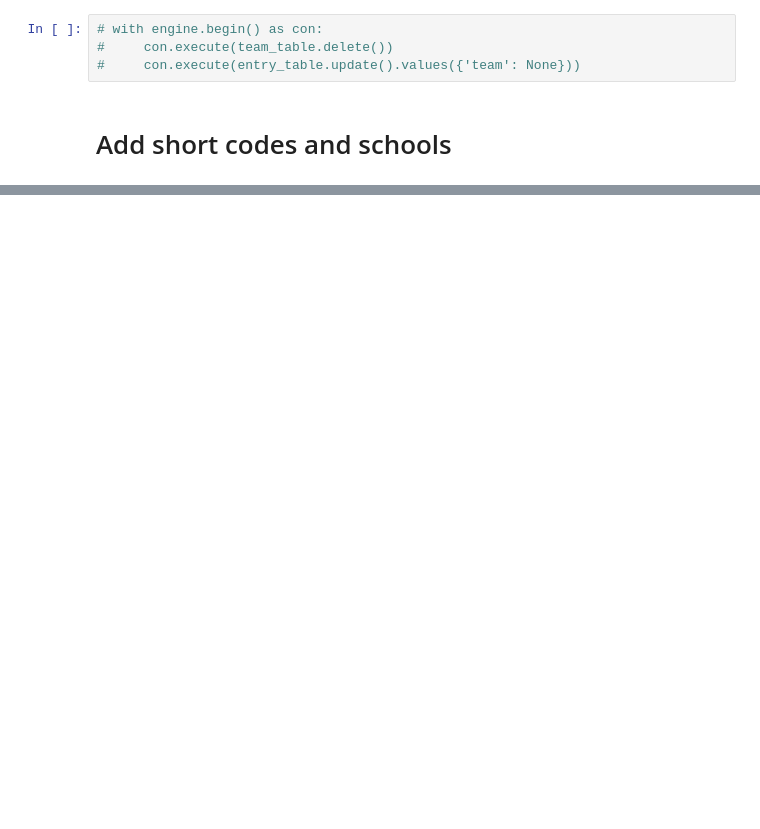
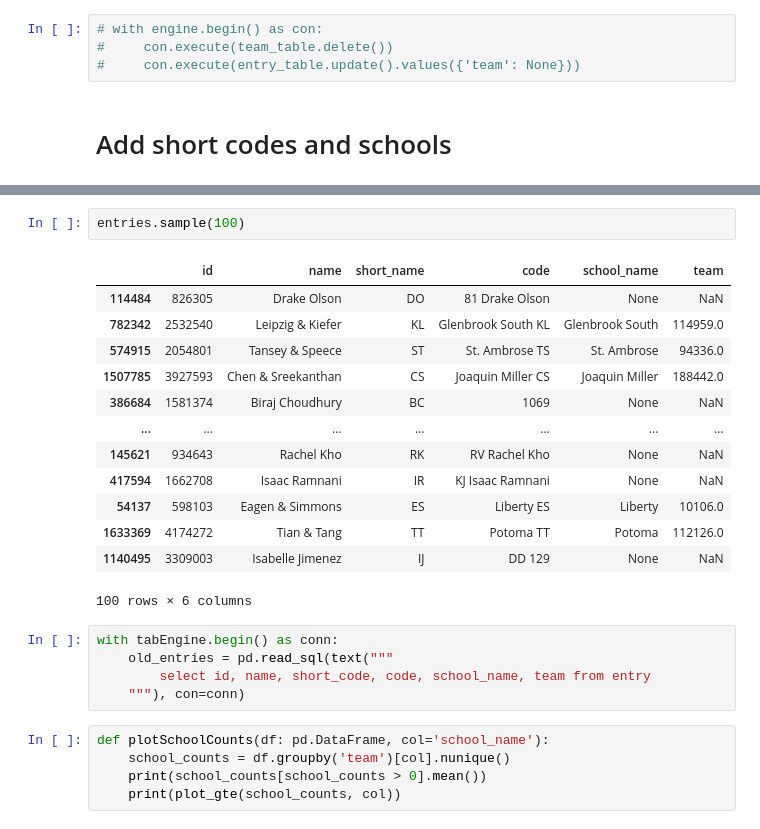
Before and after one commit to D0ugins/tab-data, a Jupyter notebook: transform.ipynb, the cells around one changed output, grey strips where cells are left out. Saved outputs shown, nothing was run; the diff lists cells and outputs as text; blank space fills up the shorter version.

```diff
--- a/transform.ipynb
+++ b/transform.ipynb
@@ -78,0 +187,26 @@ with tabEngine.begin() as conn:
+# %%
+entries.sample(100)
+# %% [output]
+|  | id | name | short_name | code | school_name | team |
+| 114484 | 826305 | Drake Olson | DO | 81 Drake Olson | None | NaN |
+| 782342 | 2532540 | Leipzig & Kiefer | KL | Glenbrook South KL | Glenbrook South | 114959.0 |
+| 574915 | 2054801 | Tansey & Speece | ST | St. Ambrose TS | St. Ambrose | 94336.0 |
+| 1507785 | 3927593 | Chen & Sreekanthan | CS | Joaquin Miller CS | Joaquin Miller | 188442.0 |
+| 386684 | 1581374 | Biraj Choudhury | BC | 1069 | None | NaN |
+| ... | ... | ... | ... | ... | ... | ... |
+| 145621 | 934643 | Rachel Kho | RK | RV Rachel Kho | None | NaN |
+| 417594 | 1662708 | Isaac Ramnani | IR | KJ Isaac Ramnani | None | NaN |
+| 54137 | 598103 | Eagen & Simmons | ES | Liberty ES | Liberty | 10106.0 |
+| 1633369 | 4174272 | Tian & Tang | TT | Potoma TT | Potoma | 112126.0 |
+| 1140495 | 3309003 | Isabelle Jimenez | IJ | DD 129 | None | NaN |
+100 rows × 6 columns
+# %%
+with tabEngine.begin() as conn:
+    old_entries = pd.read_sql(text("""
+        select id, name, short_code, code, school_name, team from entry
+    """), con=conn)
+# %%
+def plotSchoolCounts(df: pd.DataFrame, col='school_name'):
+    school_counts = df.groupby('team')[col].nunique()
+    print(school_counts[school_counts > 0].mean())
+    print(plot_gte(school_counts, col))
```
Also changed, not shown: parts of 25 cells of this notebook, 3 other files.
